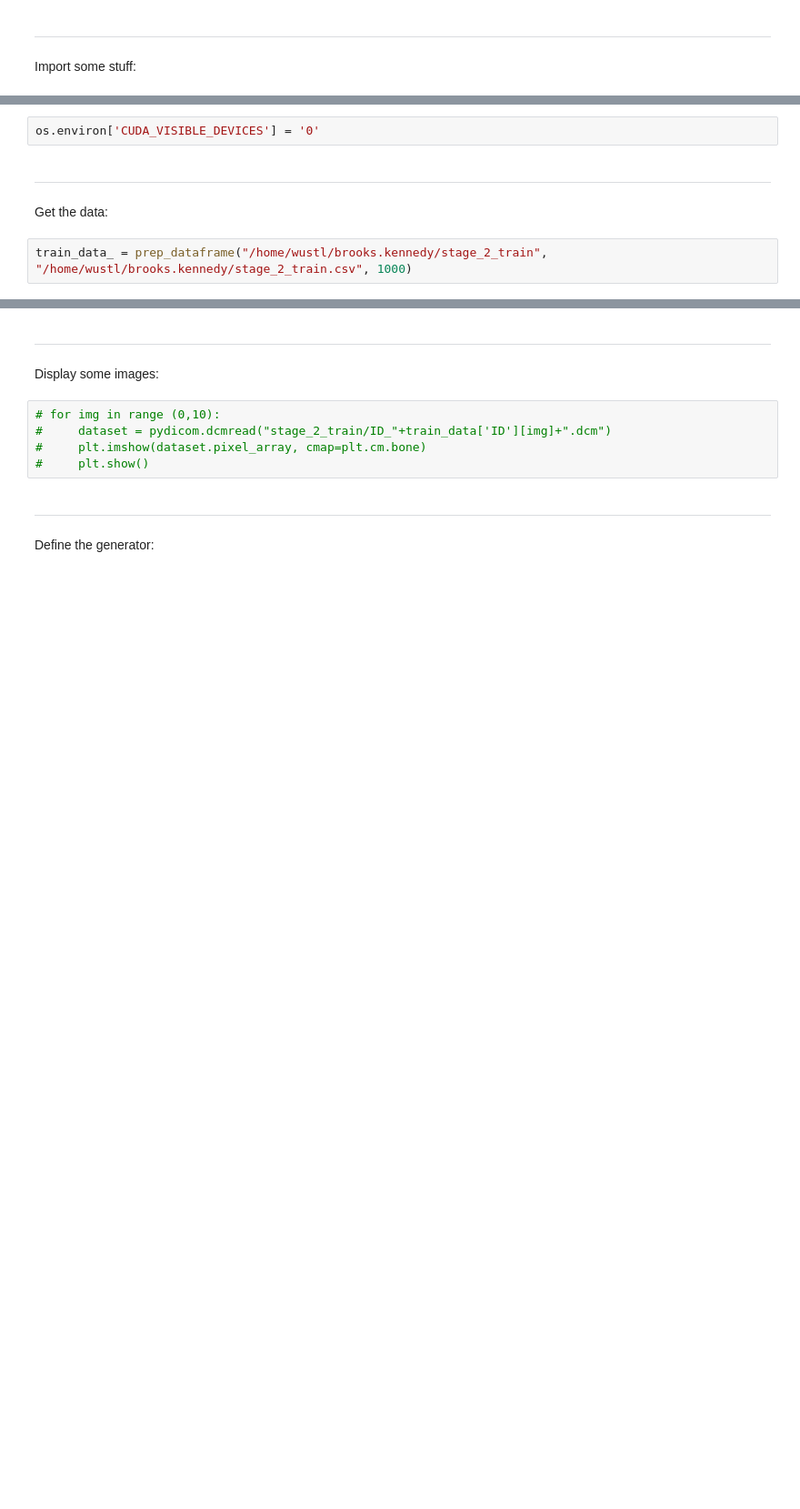
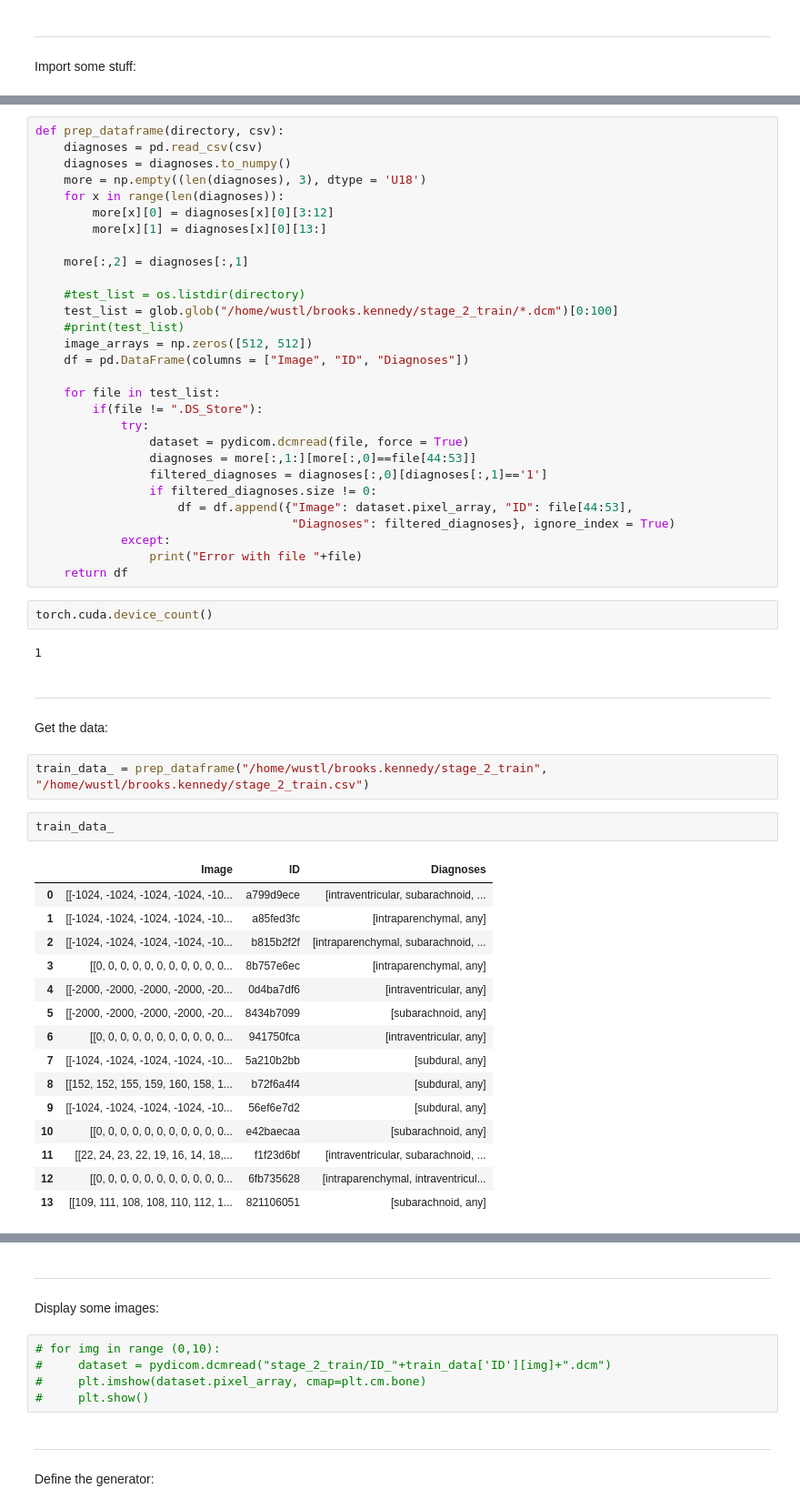
Before and after one commit to bkennedy2022/rsna-summer2020, a Jupyter notebook: rsna_GAN.ipynb, the cells around one changed output, grey strips where cells are left out. Shown at 91% size. Cells and saved outputs as stored; diff of their text form; blank space fills up the shorter version.

```diff
--- a/rsna_GAN.ipynb
+++ b/rsna_GAN.ipynb
@@ -25,8 +25,57 @@ Importing Jupyter notebook from wrangling.ipynb
-# %%
-os.environ['CUDA_VISIBLE_DEVICES'] = '0'
+# %%
+def prep_dataframe(directory, csv):
+    diagnoses = pd.read_csv(csv)
+    diagnoses = diagnoses.to_numpy()
+    more = np.empty((len(diagnoses), 3), dtype = 'U18')
+    for x in range(len(diagnoses)):
+        more[x][0] = diagnoses[x][0][3:12]
+        more[x][1] = diagnoses[x][0][13:]
+
+    more[:,2] = diagnoses[:,1]
+
+    #test_list = os.listdir(directory)
+    test_list = glob.glob("/home/wustl/brooks.kennedy/stage_2_train/*.dcm")[0:100]
+    #print(test_list)
+    image_arrays = np.zeros([512, 512])
+    df = pd.DataFrame(columns = ["Image", "ID", "Diagnoses"])
+
+    for file in test_list:
+        if(file != ".DS_Store"):
+            try:
+                dataset = pydicom.dcmread(file, force = True)
+                diagnoses = more[:,1:][more[:,0]==file[44:53]]
+                filtered_diagnoses = diagnoses[:,0][diagnoses[:,1]=='1']
+                if filtered_diagnoses.size != 0:
+                    df = df.append({"Image": dataset.pixel_array, "ID": file[44:53],
+                                    "Diagnoses": filtered_diagnoses}, ignore_index = True)
+            except:
+                print("Error with file "+file)
+    return df
+# %%
+torch.cuda.device_count()
+# %% [output]
+1
 # %% [markdown]
 _____
 Get the data:
 # %%
-train_data_ = prep_dataframe("/home/wustl/brooks.kennedy/stage_2_train", "/home/wustl/brooks.kennedy/stage_2_train.csv", 1000)
+train_data_ = prep_dataframe("/home/wustl/brooks.kennedy/stage_2_train", "/home/wustl/brooks.kennedy/stage_2_train.csv")
+# %%
+train_data_
+# %% [output]
+|  | Image | ID | Diagnoses |
+| 0 | [[-1024, -1024, -1024, -1024, -10... | a799d9ece | [intraventricular, subarachnoid, ... |
+| 1 | [[-1024, -1024, -1024, -1024, -10... | a85fed3fc | [intraparenchymal, any] |
+| 2 | [[-1024, -1024, -1024, -1024, -10... | b815b2f2f | [intraparenchymal, subarachnoid, ... |
+| 3 | [[0, 0, 0, 0, 0, 0, 0, 0, 0, 0, 0... | 8b757e6ec | [intraparenchymal, any] |
+| 4 | [[-2000, -2000, -2000, -2000, -20... | 0d4ba7df6 | [intraventricular, any] |
+| 5 | [[-2000, -2000, -2000, -2000, -20... | 8434b7099 | [subarachnoid, any] |
+| 6 | [[0, 0, 0, 0, 0, 0, 0, 0, 0, 0, 0... | 941750fca | [intraventricular, any] |
+| 7 | [[-1024, -1024, -1024, -1024, -10... | 5a210b2bb | [subdural, any] |
+| 8 | [[152, 152, 155, 159, 160, 158, 1... | b72f6a4f4 | [subdural, any] |
+| 9 | [[-1024, -1024, -1024, -1024, -10... | 56ef6e7d2 | [subdural, any] |
+| 10 | [[0, 0, 0, 0, 0, 0, 0, 0, 0, 0, 0... | e42baecaa | [subarachnoid, any] |
+| 11 | [[22, 24, 23, 22, 19, 16, 14, 18,... | f1f23d6bf | [intraventricular, subarachnoid, ... |
+| 12 | [[0, 0, 0, 0, 0, 0, 0, 0, 0, 0, 0... | 6fb735628 | [intraparenchymal, intraventricul... |
+| 13 | [[109, 111, 108, 108, 110, 112, 1... | 821106051 | [subarachnoid, any] |
 # %%
```
Also changed, not shown: parts of 8 cells of this notebook, 4 other files.
